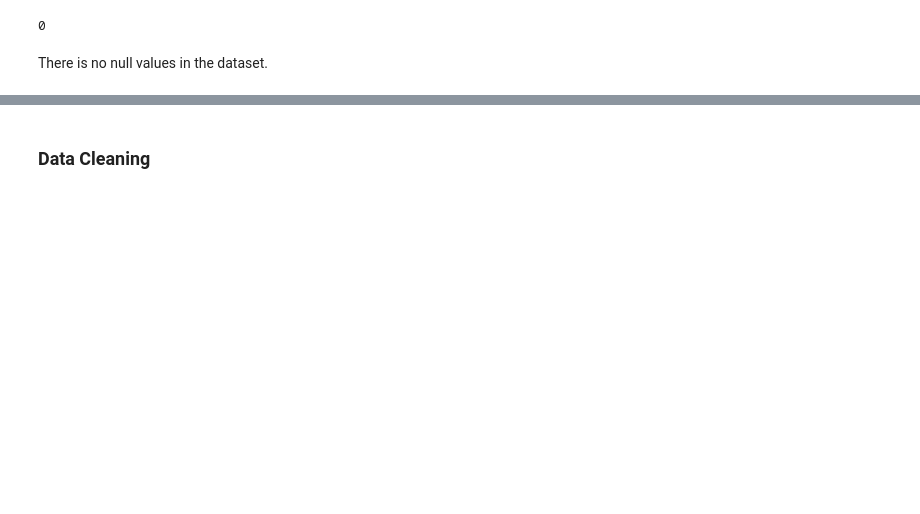
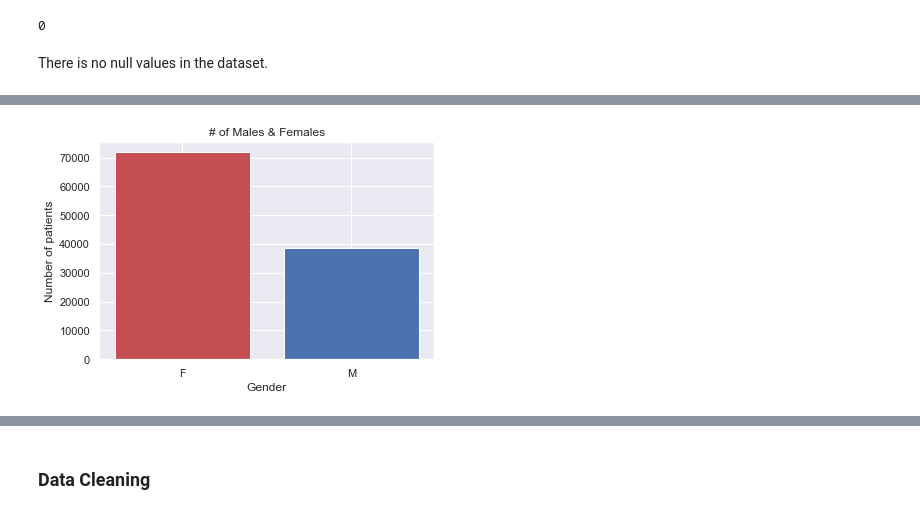
Before and after one commit to mo7amed7assan1911/Medical-Appointment-No-Shows, a Jupyter notebook: Investigate_a_Dataset.ipynb, the cells around one changed output, grey strips where cells are left out. Drawn from its saved outputs; the diff is of its cells as text; code cells hidden in the pictures; blank space fills up the shorter version.

```diff
--- a/Investigate_a_Dataset.ipynb
+++ b/Investigate_a_Dataset.ipynb
@@ -51,6 +51,23 @@ df.head()
 | 2 | 4.262962e+12 | 5642549 | F | 2016-04-29T16:19:04Z | 2016-04-29T00:00:00Z | 62 | MATA DA PRAIA | 0 | ... |
 | 3 | 8.679512e+11 | 5642828 | F | 2016-04-29T17:29:31Z | 2016-04-29T00:00:00Z | 8 | PONTAL DE CAMBURI | 0 | ... |
 | 4 | 8.841186e+12 | 5642494 | F | 2016-04-29T16:07:23Z | 2016-04-29T00:00:00Z | 56 | JARDIM DA PENHA | 0 | ... |
+# %%
+def PlotBars(label1, height1, label2, height2, col1='r', col2='b', Titel='Titel', yLabel='Number of patients', xLabel=''):
+    sns.set()
+    fig, ax = plt.subplots()
+    ax.bar(label1, height1, label=label1, color=col1)
+    ax.bar(label2, height2, label=label2, color=col2)
+    ax.set_title(Titel)
+    ax.set_ylabel(yLabel)
+    ax.set_xlabel(xLabel)
+    ax.legend()
+def PlotPies(column, Labels, Title):
+    sns.set()
+    fig = plt.figure(figsize =(10, 7))
+    plt.pie(df[column].value_counts().values, labels=Labels, colors=['#234E70', 'r'], autopct='%.0f%%', textprops={'color':"w"})
+    plt.legend()
+    plt.title(Title)
+    plt.show()
 # %% [markdown]
 <a id='wrangling'></a>
 ## Data Wrangling
@@ -126,0 +185,4 @@ There is no null values in the dataset.
+# %%
+PlotBars(label1=Data.index[0], height1=Data.values[0], label2=Data.index[1], height2=Data.values[1], Titel='# of Males & Females', xLabel='Gender')
+# %% [output]
+[figure, added]
```
Also changed, not shown: parts of 54 cells of this notebook.
